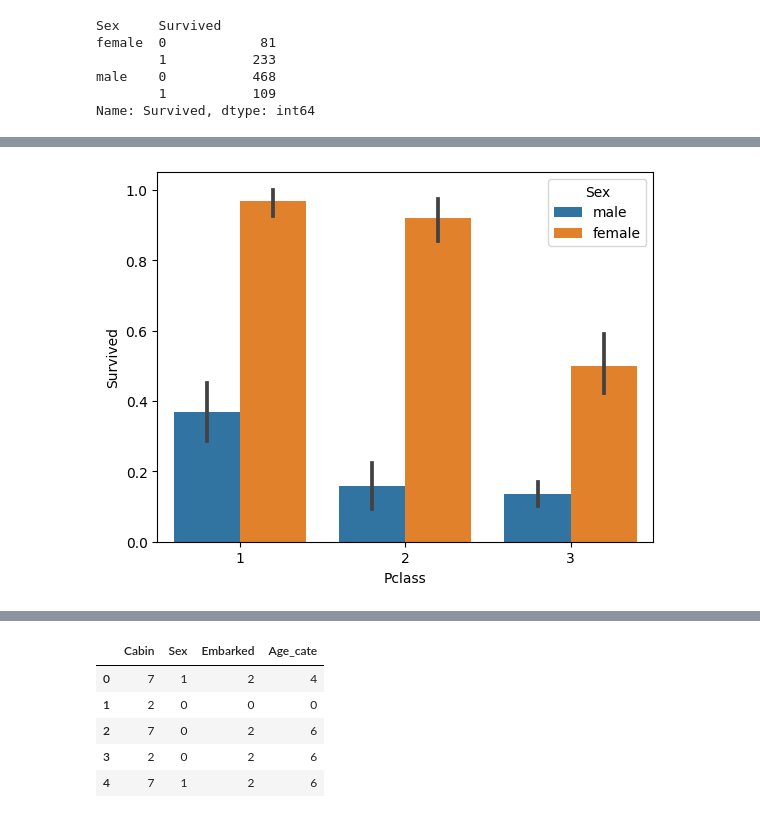
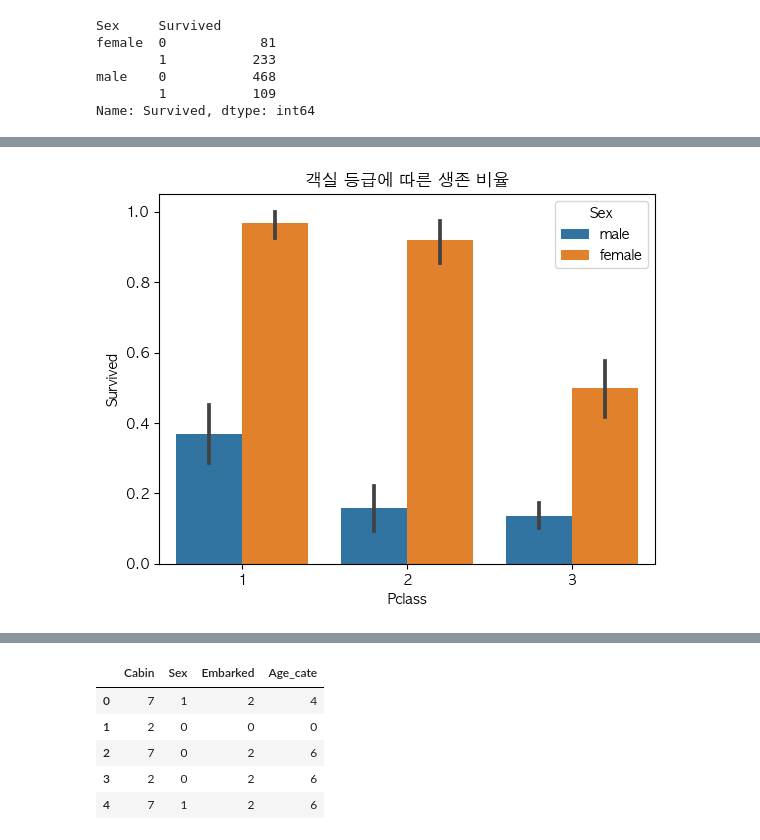
Before and after one commit to SCUTUM98/MachineLearning_Class, a Jupyter notebook: titanic.ipynb, the cells around one changed output, grey strips where cells are left out. Saved outputs shown, nothing was run; the diff lists cells and outputs as text; code cells hidden in the pictures.

```diff
--- a/titanic.ipynb
+++ b/titanic.ipynb
@@ -118,10 +134,11 @@ plt.show()
 # %%
 plt.figure()
+plt.title("객실 등급에 따른 생존 비율")
 ax = plt.gca()
 sns.barplot(x='Pclass', y = 'Survived', hue = 'Sex', data = df, ax = ax)
 plt.show()
 # %% [output]
-[figure, old version]
+[figure, new version]
 # %%
 df['Age_cate'] = df2['Age'].apply(lambda x:titanic.get_category(x))
 # %%
```
Also changed, not shown: parts of 14 cells of this notebook.
